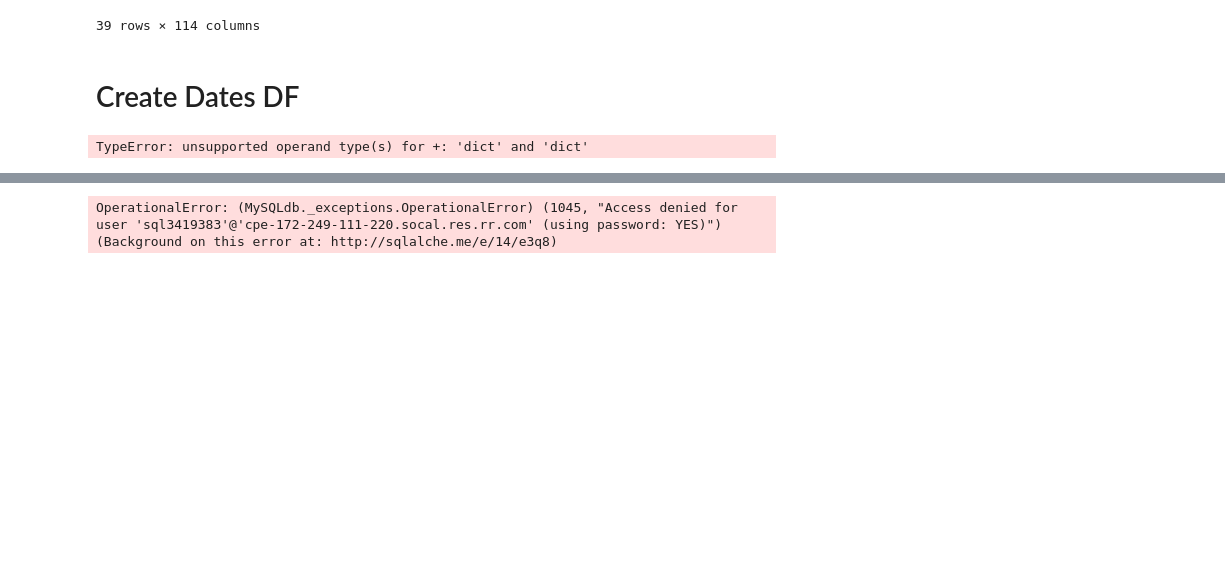
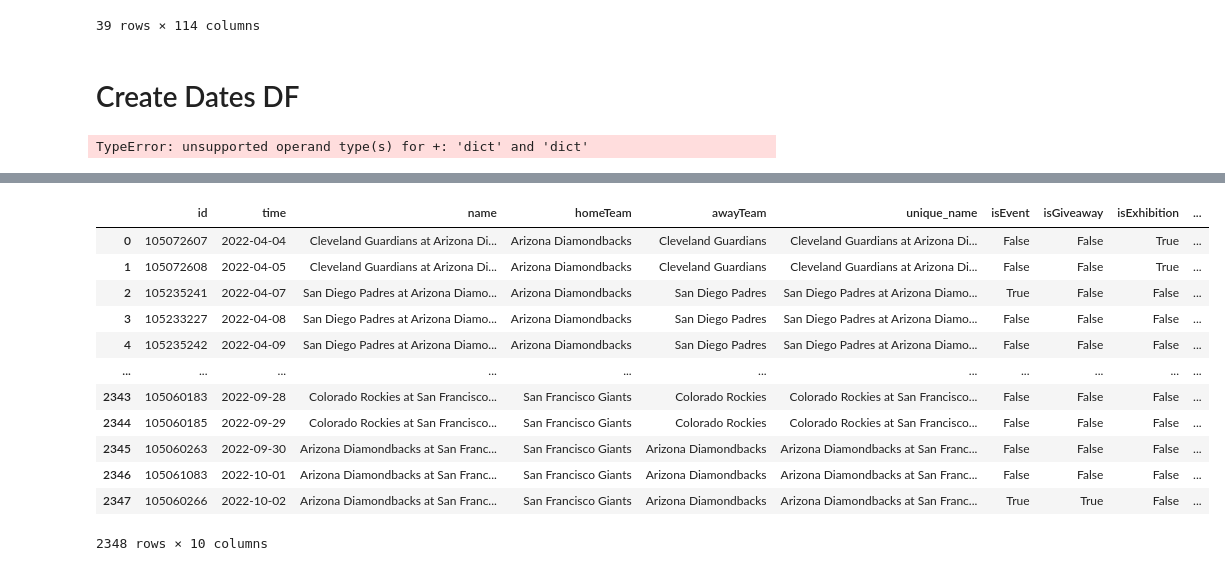
Before and after one commit to benbrill/Stubhub, a Jupyter notebook: notebooks/database.ipynb, the cells around one changed output, grey strips where cells are left out. Cells and saved outputs as stored; diff of their text form; code cells hidden in the pictures; blank space fills up the shorter version.

```diff
--- a/notebooks/database.ipynb
+++ b/notebooks/database.ipynb
@@ -287,4 +288,0 @@ overall_df
-# %%
-overall_df["isEvent"] = overall_df["name"].str.findall("Fireworks|Giveaway|Home Opener|Night|Day", flags=re.IGNORECASE).apply(bool)
-overall_df = overall_df.reset_index(drop=True)
-overall_df
@@ -311,10 +289,22 @@ with sqlite3.connect("../tickets.db") as conn:
+# %%
+overall_df["season"] = 2022
+overall_df
+# %% [output]
+|  | id | time | name | homeTeam | awayTeam | unique_name | isEvent | isGiveaway | isExhibition | ... |
+| 0 | 105072607 | 2022-04-04 | Cleveland Guardians at Arizona Di... | Arizona Diamondbacks | Cleveland Guardians | Cleveland Guardians at Arizona Di... | False | False | True | ... |
+| 1 | 105072608 | 2022-04-05 | Cleveland Guardians at Arizona Di... | Arizona Diamondbacks | Cleveland Guardians | Cleveland Guardians at Arizona Di... | False | False | True | ... |
+| 2 | 105235241 | 2022-04-07 | San Diego Padres at Arizona Diamo... | Arizona Diamondbacks | San Diego Padres | San Diego Padres at Arizona Diamo... | True | False | False | ... |
+| 3 | 105233227 | 2022-04-08 | San Diego Padres at Arizona Diamo... | Arizona Diamondbacks | San Diego Padres | San Diego Padres at Arizona Diamo... | False | False | False | ... |
+| 4 | 105235242 | 2022-04-09 | San Diego Padres at Arizona Diamo... | Arizona Diamondbacks | San Diego Padres | San Diego Padres at Arizona Diamo... | False | False | False | ... |
+| ... | ... | ... | ... | ... | ... | ... | ... | ... | ... | ... |
+| 2343 | 105060183 | 2022-09-28 | Colorado Rockies at San Francisco... | San Francisco Giants | Colorado Rockies | Colorado Rockies at San Francisco... | False | False | False | ... |
+| 2344 | 105060185 | 2022-09-29 | Colorado Rockies at San Francisco... | San Francisco Giants | Colorado Rockies | Colorado Rockies at San Francisco... | False | False | False | ... |
+| 2345 | 105060263 | 2022-09-30 | Arizona Diamondbacks at San Franc... | San Francisco Giants | Arizona Diamondbacks | Arizona Diamondbacks at San Franc... | False | False | False | ... |
+| 2346 | 105061083 | 2022-10-01 | Arizona Diamondbacks at San Franc... | San Francisco Giants | Arizona Diamondbacks | Arizona Diamondbacks at San Franc... | False | False | False | ... |
+| 2347 | 105060266 | 2022-10-02 | Arizona Diamondbacks at San Franc... | San Francisco Giants | Arizona Diamondbacks | Arizona Diamondbacks at San Franc... | True | True | False | ... |
+2348 rows × 10 columns
 # %%
 from sqlalchemy import create_engine
 import mysql
 
 engine = create_engine(f'mysql://sql3419383:{os.environ.get("DB_PW")}@sql3.freesqldatabase.com/sql3419383')
-# %%
-engine.execute("SELECT sql FROM sqlite_master WHERE type='table';")
-# %% [output]
-OperationalError: (MySQLdb._exceptions.OperationalError) (1045, "Access denied for user 'sql3419383'@'cpe-172-249-111-220.socal.res.rr.com' (using password: YES)")
-(Background on this error at: http://sqlalche.me/e/14/e3q8)
```
Also changed, not shown: parts of 10 cells of this notebook, 1 other file.
